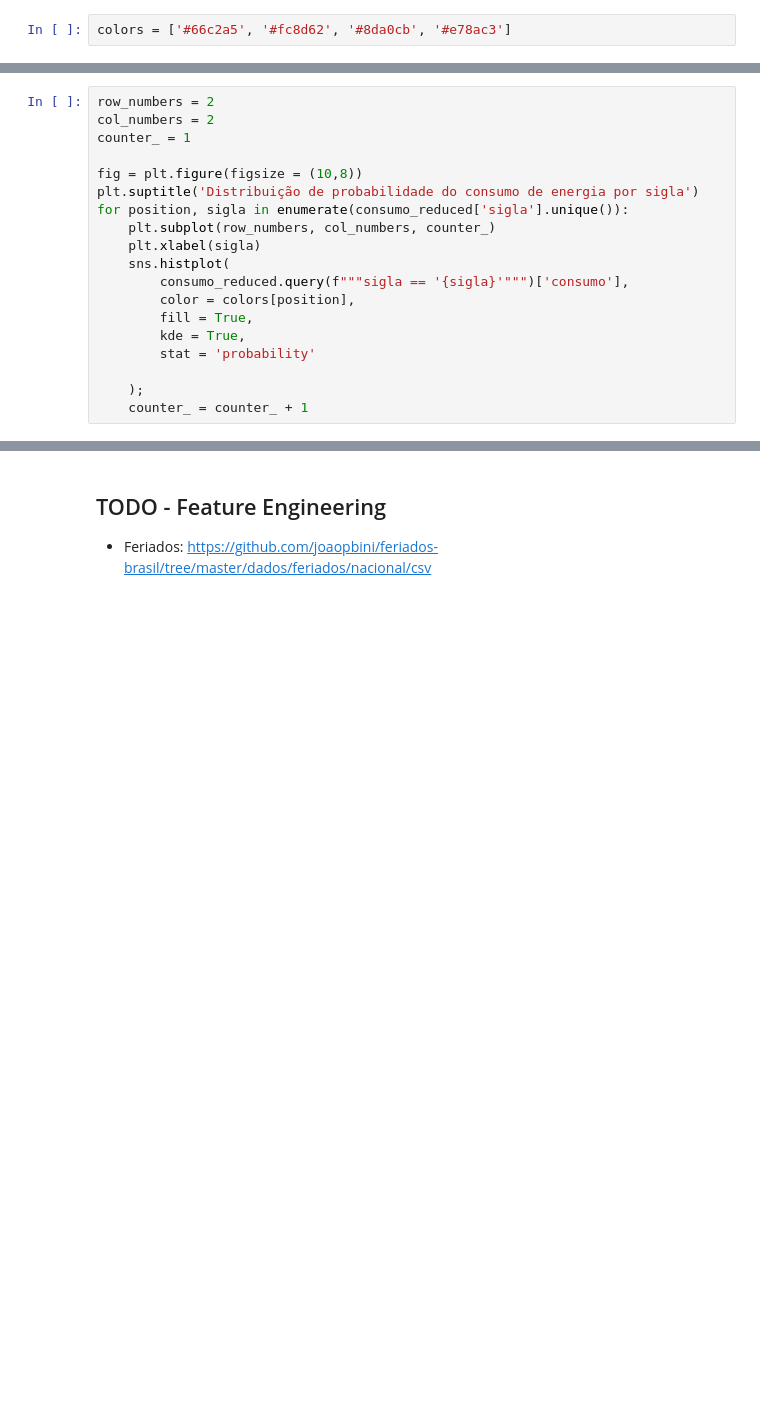
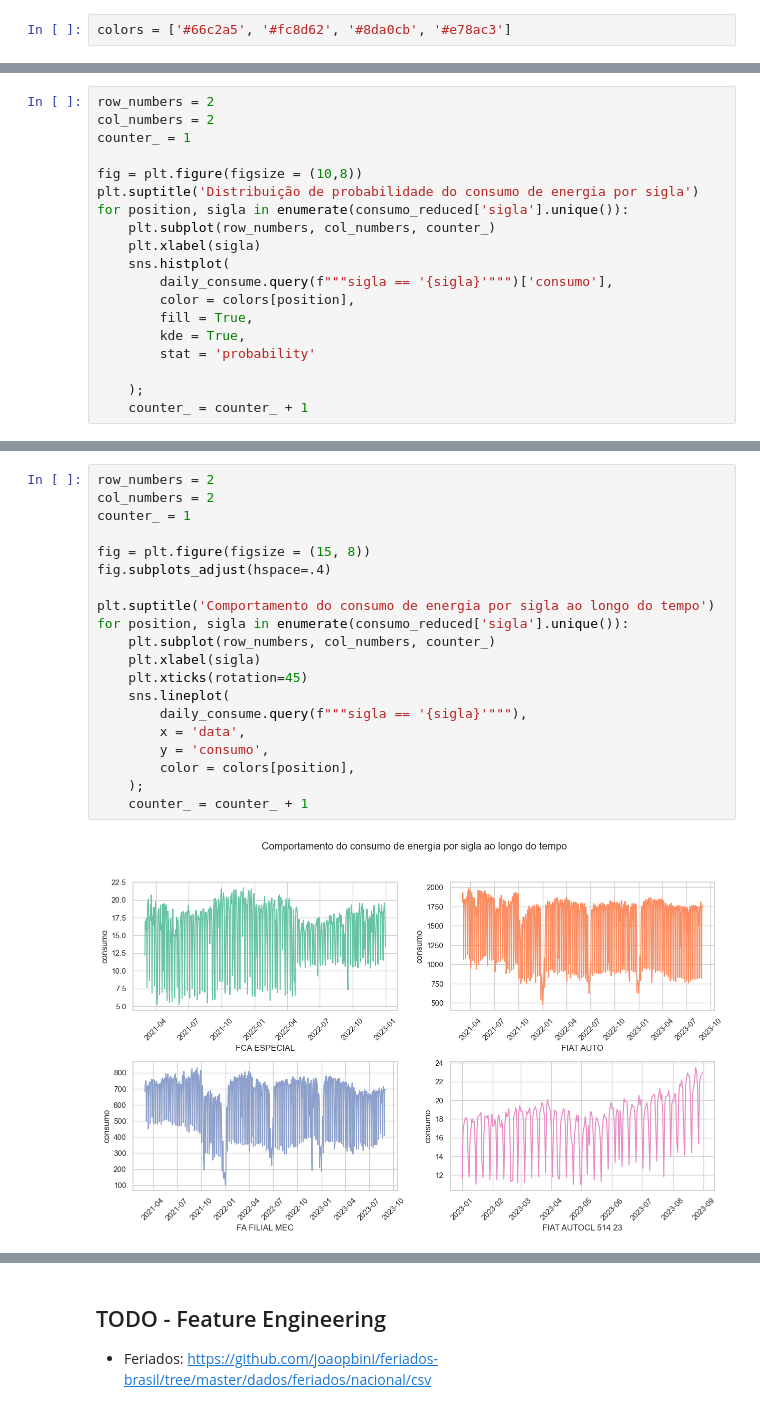
Before and after one commit to ericyaang/EnergyDemandPrediction, a Jupyter notebook: notebooks/eda_forecast.ipynb, the cells around one changed output, grey strips where cells are left out. Drawn from its saved outputs; the diff is of its cells as text; blank space fills up the shorter version.

```diff
--- a/notebooks/eda_forecast.ipynb
+++ b/notebooks/eda_forecast.ipynb
@@ -210,7 +211,7 @@ for position, sigla in enumerate(consumo_reduced['sigla'].unique()):
     plt.subplot(row_numbers, col_numbers, counter_)
     plt.xlabel(sigla)
     sns.histplot(
-        consumo_reduced.query(f"""sigla == '{sigla}'""")['consumo'],
+        daily_consume.query(f"""sigla == '{sigla}'""")['consumo'],
         color = colors[position],
         fill = True,
         kde = True,
@@ -222,0 +229,22 @@ for position, sigla in enumerate(consumo_reduced['sigla'].unique()):
+# %%
+row_numbers = 2
+col_numbers = 2
+counter_ = 1
+
+fig = plt.figure(figsize = (15, 8))
+fig.subplots_adjust(hspace=.4)
+
+plt.suptitle('Comportamento do consumo de energia por sigla ao longo do tempo')
+for position, sigla in enumerate(consumo_reduced['sigla'].unique()):
+    plt.subplot(row_numbers, col_numbers, counter_)
+    plt.xlabel(sigla)
+    plt.xticks(rotation=45)
+    sns.lineplot(
+        daily_consume.query(f"""sigla == '{sigla}'"""),
+        x = 'data',
+        y = 'consumo',
+        color = colors[position],
+    );
+    counter_ = counter_ + 1
+# %% [output]
+[figure, added]
```
Also changed, not shown: parts of 28 cells of this notebook.
